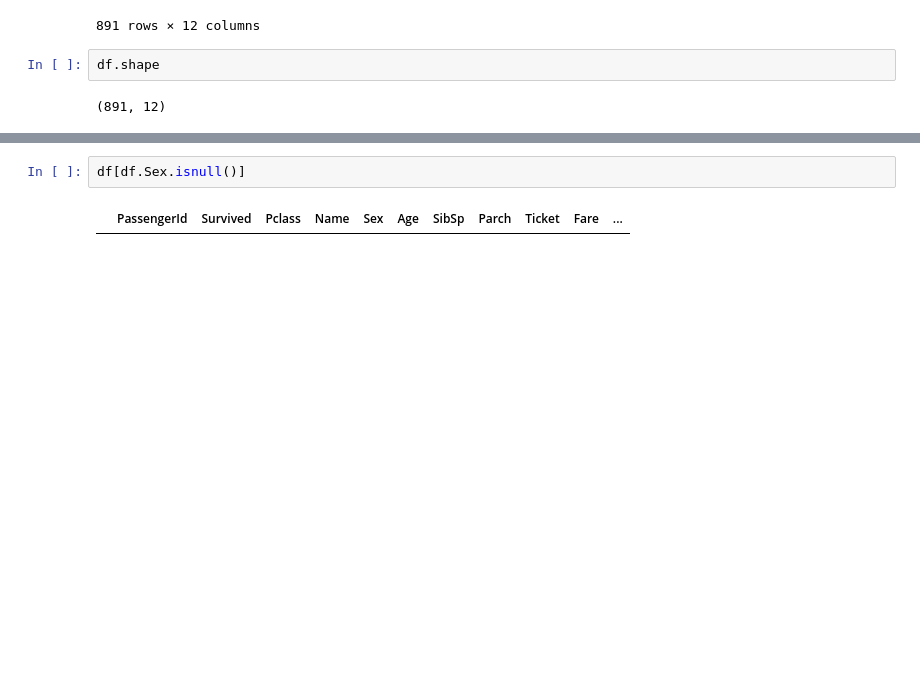
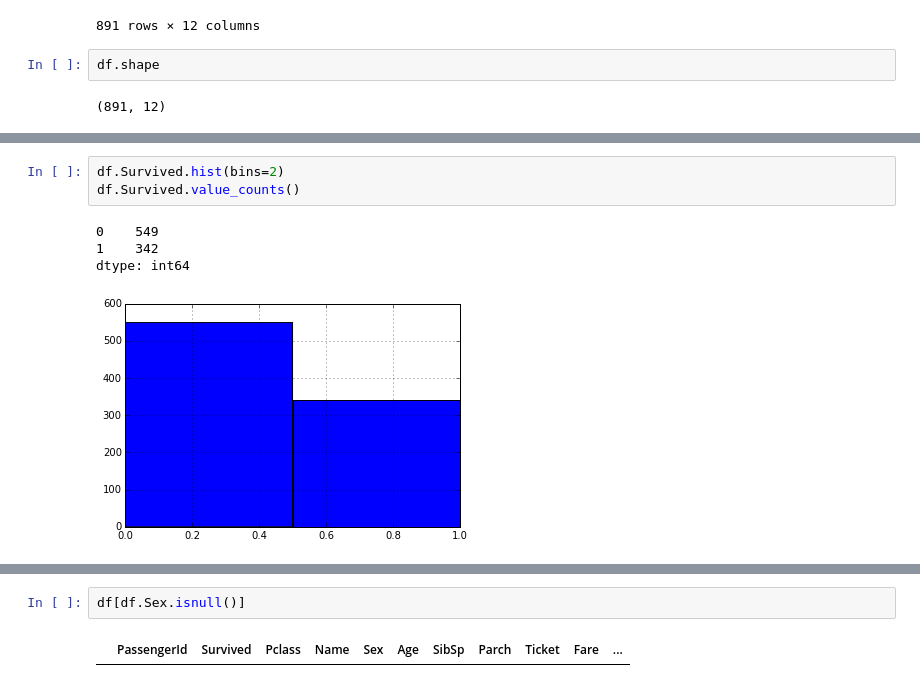
Before and after one commit to dev1zero/Labs, a Jupyter notebook: TitanicBook.ipynb, the cells around one changed output, grey strips where cells are left out. Saved outputs shown, nothing was run; the diff lists cells and outputs as text; blank space fills up the shorter version.

```diff
--- a/TitanicBook.ipynb
+++ b/TitanicBook.ipynb
@@ -27,0 +55,8 @@ df.shape
+# %%
+df.Survived.hist(bins=2)
+df.Survived.value_counts()
+# %% [output]
+0    549
+1    342
+dtype: int64
+[figure, added]
```
Also changed, not shown: parts of 46 cells of this notebook.
